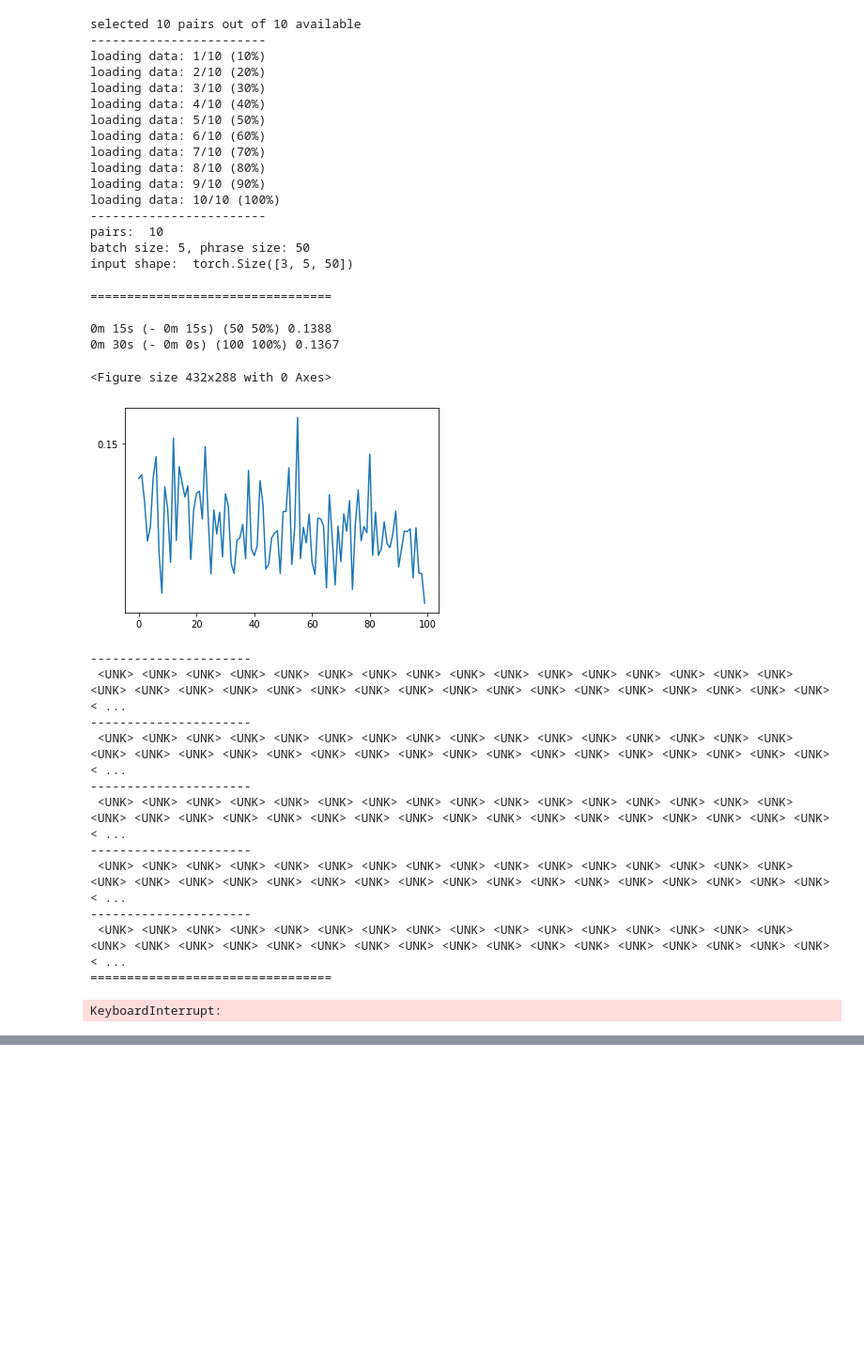
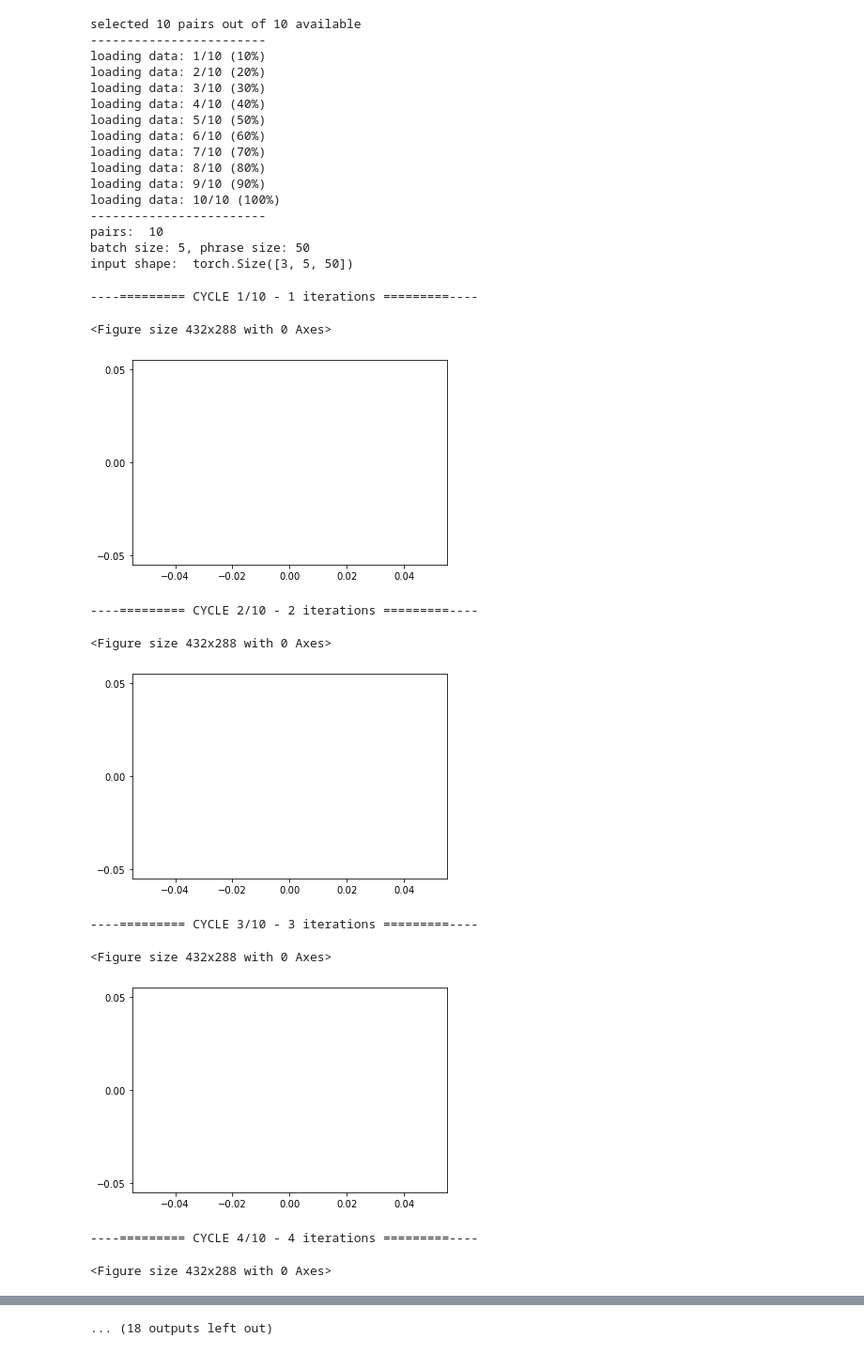
Before and after one commit to tomm2000/wikiauto, a Jupyter notebook: model.ipynb, the cells around one changed output, grey strips where cells are left out. Shown: that part at 94% size. Drawn from its saved outputs; the diff is of its cells as text; code cells hidden in the pictures; blank space fills up the shorter version.

```diff
--- a/model.ipynb
+++ b/model.ipynb
@@ -378,38 +381,46 @@ input shape:  torch.Size([3, 5, 50])
 #   for word in phrase:
 #     s += " | " + value_vocab.getWord(word.item()) + " [" + str(word.item()) + "]"
 #   print(s)
-# %%
-ITERS = 20000
-
-test_input = pairs[0][0]
-
-for i in range(10):
-  print("=================================\n")
-  trainIters(encoder, decoder, ITERS, print_every=ITERS/2, plot_every=ITERS/100)
-  outputs, _ = evaluate(encoder, decoder, test_input)
-
-  for phrase in outputs:
-    print("----------------------")
-    s = ""
-    for word in phrase:
-      s += " " + str(word)
-    print(s)
-# %% [output]
-=================================
-
-0m 15s (- 0m 15s) (50 50%) 0.1388
-0m 30s (- 0m 0s) (100 100%) 0.1367
-<Figure size 432x288 with 0 Axes>
-[figure, removed]
-----------------------
- <UNK> <UNK> <UNK> <UNK> <UNK> <UNK> <UNK> <UNK> <UNK> <UNK> <UNK> <UNK> <UNK> <UNK> <UNK> <UNK> <UNK> <UNK> <UNK> <UNK> <UNK> <UNK> <UNK> <UNK> <UNK> <UNK> <UNK> <UNK> <UNK> <UNK> <UNK> <UNK> <UNK> < ...
-----------------------
- <UNK> <UNK> <UNK> <UNK> <UNK> <UNK> <UNK> <UNK> <UNK> <UNK> <UNK> <UNK> <UNK> <UNK> <UNK> <UNK> <UNK> <UNK> <UNK> <UNK> <UNK> <UNK> <UNK> <UNK> <UNK> <UNK> <UNK> <UNK> <UNK> <UNK> <UNK> <UNK> <UNK> < ...
-----------------------
- <UNK> <UNK> <UNK> <UNK> <UNK> <UNK> <UNK> <UNK> <UNK> <UNK> <UNK> <UNK> <UNK> <UNK> <UNK> <UNK> <UNK> <UNK> <UNK> <UNK> <UNK> <UNK> <UNK> <UNK> <UNK> <UNK> <UNK> <UNK> <UNK> <UNK> <UNK> <UNK> <UNK> < ...
-----------------------
- <UNK> <UNK> <UNK> <UNK> <UNK> <UNK> <UNK> <UNK> <UNK> <UNK> <UNK> <UNK> <UNK> <UNK> <UNK> <UNK> <UNK> <UNK> <UNK> <UNK> <UNK> <UNK> <UNK> <UNK> <UNK> <UNK> <UNK> <UNK> <UNK> <UNK> <UNK> <UNK> <UNK> < ...
-----------------------
- <UNK> <UNK> <UNK> <UNK> <UNK> <UNK> <UNK> <UNK> <UNK> <UNK> <UNK> <UNK> <UNK> <UNK> <UNK> <UNK> <UNK> <UNK> <UNK> <UNK> <UNK> <UNK> <UNK> <UNK> <UNK> <UNK> <UNK> <UNK> <UNK> <UNK> <UNK> <UNK> <UNK> < ...
-=================================
-KeyboardInterrupt:
+# %%
+from datetime import datetime
+
+ITERS = 1
+
+test_input = pairs[0][0]
+
+now = str(datetime.now().strftime("%d.%m-%H.%M"))
+
+with open(f"output/out-{now}.txt", 'w', encoding='utf-8') as outfile:
+  pass
+
+with open(f"output/out-{now}.txt", 'a', encoding='utf-8') as outfile:
+  for i in range(10):
+    print(f"----========= CYCLE {i+1}/10 - {ITERS*(i+1)} iterations =========----")
+    outfile.write(f"\n----========= CYCLE {i+1}/10 - {ITERS*(i+1)} iterations =========----\n\n")
+
+    trainIters(encoder, decoder, ITERS, print_every=ITERS/5, plot_every=ITERS/1000)
+    outputs, _ = evaluate(encoder, decoder, test_input)
+
+    for i in range(len(outputs)):
+      outfile.write("----------------------\n")
+      predict = ""
+      target = ""
+      for word in outputs[i]:
+        predict += str(word) + " "
+      outfile.write(predict + "\n")
+      outfile.write("-.... ↑|predict|↑ ....... ↓|target|↓ ....-\n")
+      for word in pairs[0][1][i]:
+        target += token_vocab.getWord(word.item()) + " "
+      outfile.write(target + "\n")
+# %% [output]
+----========= CYCLE 1/10 - 1 iterations =========----
+<Figure size 432x288 with 0 Axes>
+[figure, added]
+----========= CYCLE 2/10 - 2 iterations =========----
+<Figure size 432x288 with 0 Axes>
+[figure, added]
+----========= CYCLE 3/10 - 3 iterations =========----
+<Figure size 432x288 with 0 Axes>
+[figure, added]
+----========= CYCLE 4/10 - 4 iterations =========----
+<Figure size 432x288 with 0 Axes>
@@ -415,0 +428 @@ KeyboardInterrupt:
+... (18 outputs left out)
```
Also changed, not shown: parts of 3 cells of this notebook, 3 other files.
